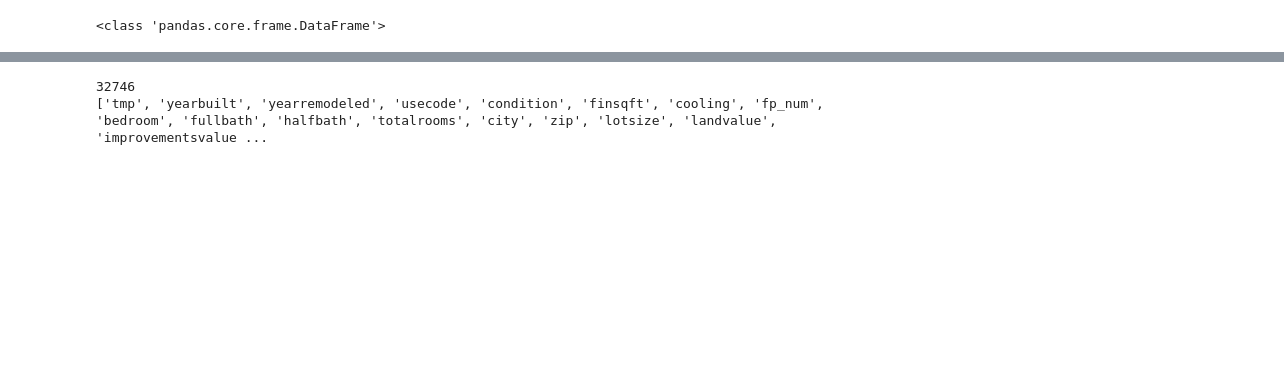
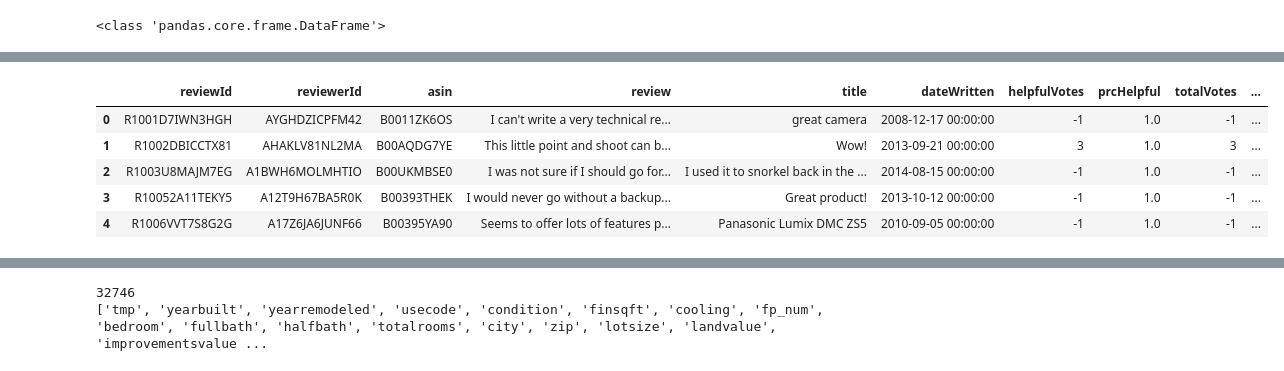
Before and after one commit to apostolosfilippas/ec, a Jupyter notebook: scripts/2.dataframes.ipynb, the cells around one changed output, grey strips where cells are left out. Cells and saved outputs as stored; diff of their text form; code cells hidden in the pictures; blank space fills up the shorter version.

```diff
--- a/scripts/2.dataframes.ipynb
+++ b/scripts/2.dataframes.ipynb
@@ -276,0 +283,9 @@ max     1410.000000      1.000000   1417.000000       5.000000      1.000000
+# %%
+df.head()
+# %% [output]
+|  | reviewId | reviewerId | asin | review | title | dateWritten | helpfulVotes | prcHelpful | totalVotes | ... |
+| 0 | R1001D7IWN3HGH | AYGHDZICPFM42 | B0011ZK6OS | I can't write a very technical re... | great camera | 2008-12-17 00:00:00 | -1 | 1.0 | -1 | ... |
+| 1 | R1002DBICCTX81 | AHAKLV81NL2MA | B00AQDG7YE | This little point and shoot can b... | Wow! | 2013-09-21 00:00:00 | 3 | 1.0 | 3 | ... |
+| 2 | R1003U8MAJM7EG | A1BWH6MOLMHTIO | B00UKMBSE0 | I was not sure if I should go for... | I used it to snorkel back in the ... | 2014-08-15 00:00:00 | -1 | 1.0 | -1 | ... |
+| 3 | R10052A11TEKY5 | A12T9H67BA5R0K | B00393THEK | I would never go without a backup... | Great product! | 2013-10-12 00:00:00 | -1 | 1.0 | -1 | ... |
+| 4 | R1006VVT7S8G2G | A17Z6JA6JUNF66 | B00395YA90 | Seems to offer lots of features p... | Panasonic Lumix DMC ZS5 | 2010-09-05 00:00:00 | -1 | 1.0 | -1 | ... |
```
Also changed, not shown: parts of 60 cells of this notebook, 8 other files.
